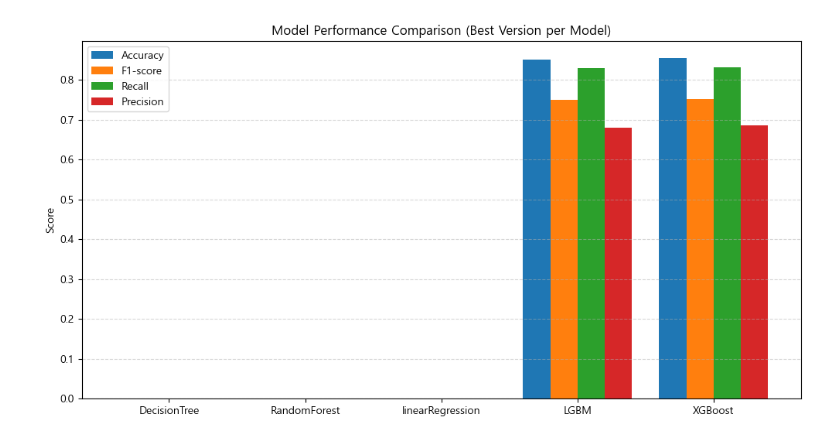
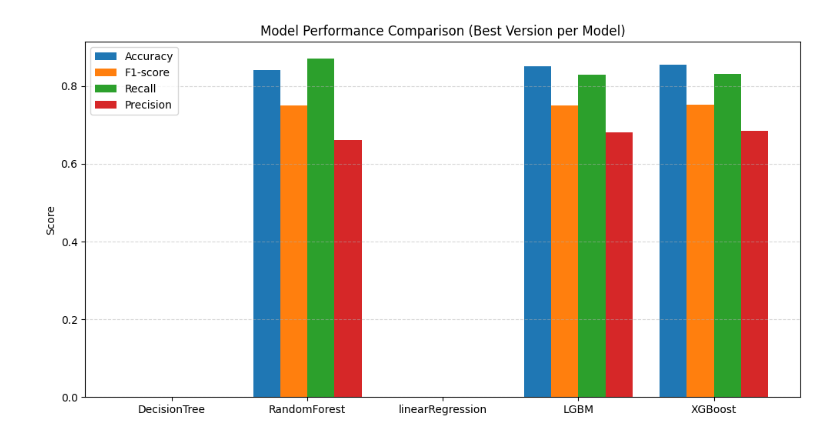
Before and after one commit to SKNETWORKS-FAMILY-AICAMP/SKN21-2nd-4Team, a Jupyter notebook: notebooks/model_compair.ipynb, the cells around one changed output. Drawn from its saved outputs; the diff is of its cells as text; code cells hidden in the pictures.

```diff
--- a/notebooks/model_compair.ipynb
+++ b/notebooks/model_compair.ipynb
@@ -1,32 +1,32 @@
 # %%
 import matplotlib.pyplot as plt
 import numpy as np
 
 # 모델 이름
 models = ["DecisionTree", "RandomForest", "linearRegression", "LGBM", "XGBoost"]
 
 # 성능 지표
-accuracy = [0,0 ,0 , 0.85,0.8540601930721181]
-f1 = [0,0 ,0 ,0.75,0.7512100677637947]
-recall = [0,0 , 0, 0.83,0.8308351177730193]
-precision = [0, 0,0 , 0.68,0.6855123674911661]
+accuracy =  [0, 0.84, 0, 0.85, 0.8540601930721181]
+f1 =        [0, 0.75, 0, 0.75, 0.7512100677637947]
+recall =    [0, 0.87, 0, 0.83, 0.8308351177730193]
+precision = [0, 0.66, 0, 0.68, 0.6855123674911661]
 
 x = np.arange(len(models))
 width = 0.2
 
 plt.figure(figsize=(12, 6))
 
 plt.bar(x - width*1.5, accuracy, width, label='Accuracy')
 plt.bar(x - width*0.5, f1, width, label='F1-score')
 plt.bar(x + width*0.5, recall, width, label='Recall')
 plt.bar(x + width*1.5, precision, width, label='Precision')
 
 plt.xticks(x, models)
 plt.ylabel("Score")
 plt.title("Model Performance Comparison (Best Version per Model)")
 plt.legend()
 plt.grid(axis='y', linestyle='--', alpha=0.5)
 
 plt.show()
 # %% [output]
-[figure, old version]
+[figure, new version]
```
